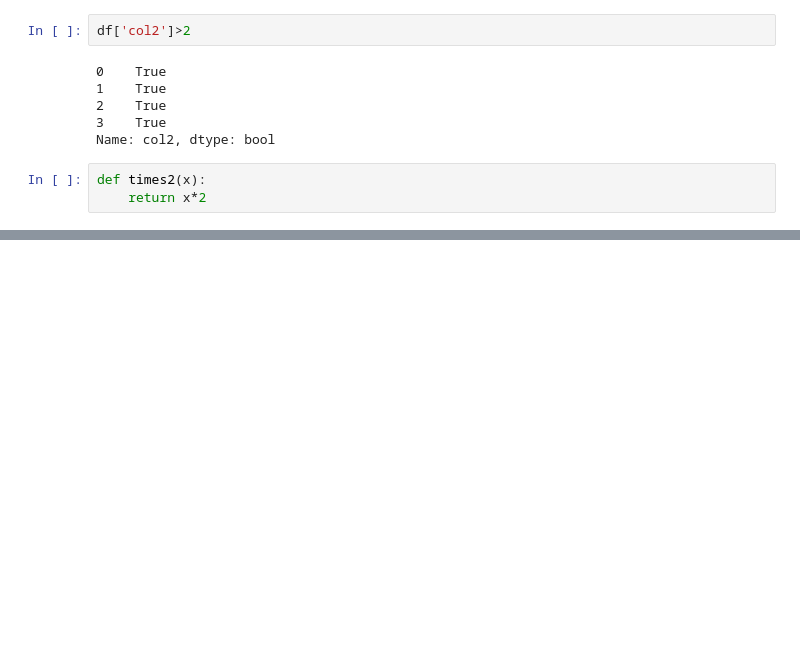
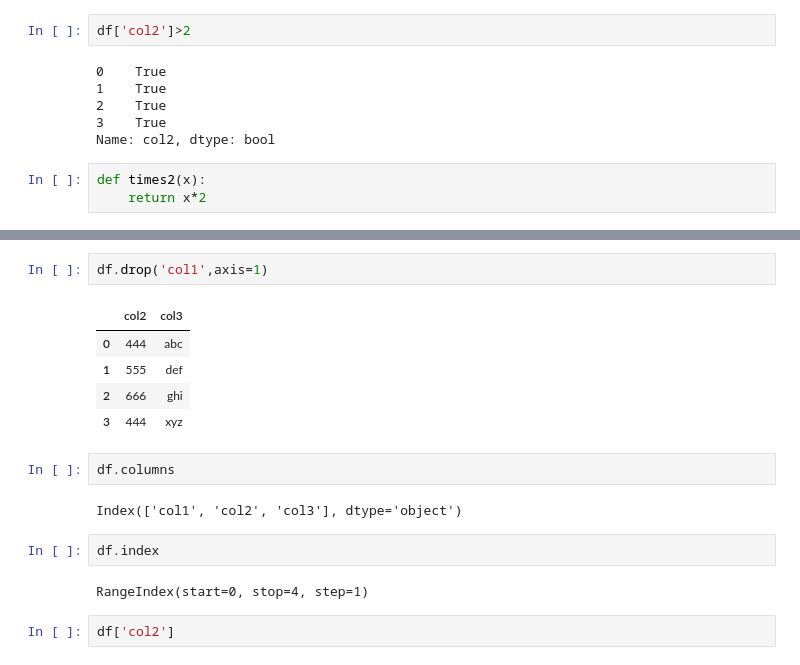
Before and after one commit to gunjanmimo/Data-Science, a Jupyter notebook: pandas/pandas.ipynb, the cells around one changed output, grey strips where cells are left out. Drawn from its saved outputs; the diff is of its cells as text; blank space fills up the shorter version.

```diff
--- a/pandas/pandas.ipynb
+++ b/pandas/pandas.ipynb
@@ -718,0 +733,18 @@ df['col1'].appl
+# %%
+df.drop('col1',axis=1)
+# %% [output]
+|  | col2 | col3 |
+| 0 | 444 | abc |
+| 1 | 555 | def |
+| 2 | 666 | ghi |
+| 3 | 444 | xyz |
+# %%
+df.columns
+# %% [output]
+Index(['col1', 'col2', 'col3'], dtype='object')
+# %%
+df.index
+# %% [output]
+RangeIndex(start=0, stop=4, step=1)
+# %%
+df['col2']
```
Also changed, not shown: parts of 2 cells of this notebook.
